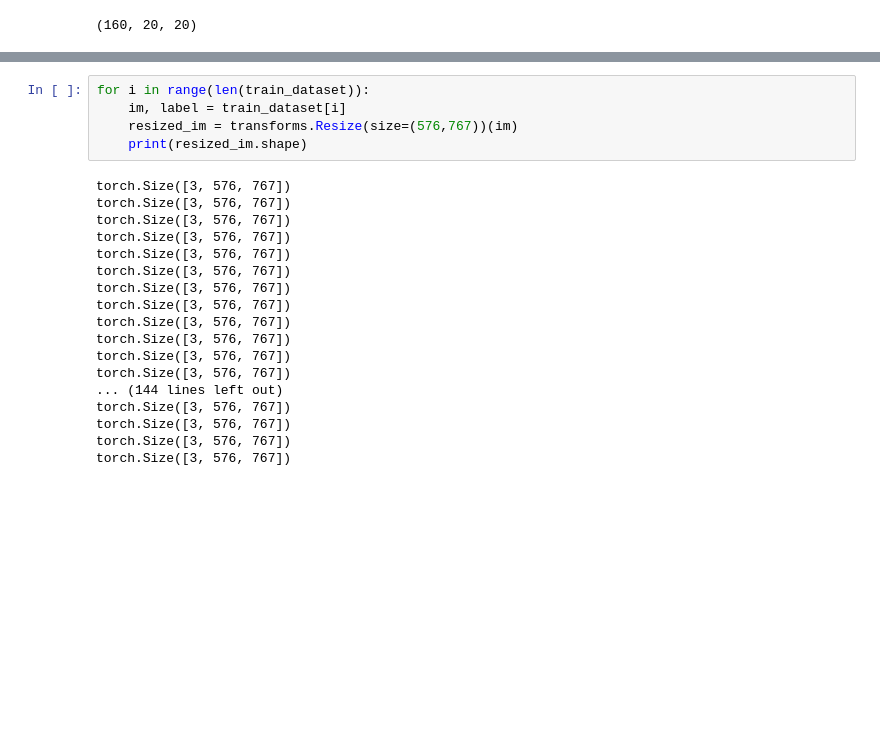
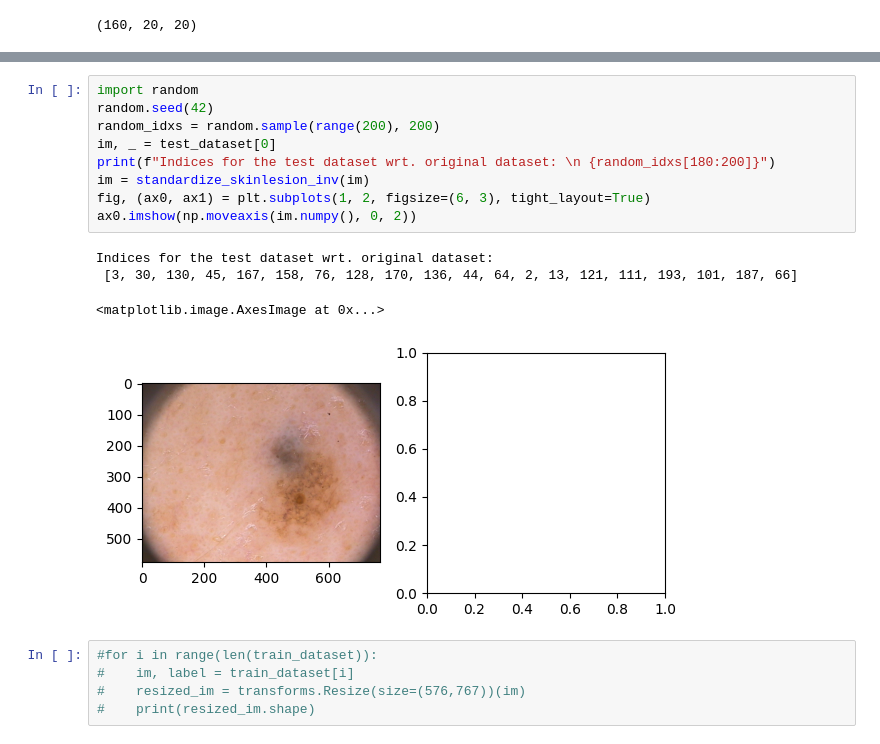
Before and after one commit to R0ner/02514-DL-in-CV, a Jupyter notebook: Project2/jsek-unit_test_skinlesion.ipynb, the cells around one changed output, grey strips where cells are left out. Saved outputs shown, nothing was run; the diff lists cells and outputs as text; blank space fills up the shorter version.

```diff
--- a/Project2/jsek-unit_test_skinlesion.ipynb
+++ b/Project2/jsek-unit_test_skinlesion.ipynb
@@ -46,23 +46,19 @@ ax1.imshow(label.numpy()[0]);
+# %%
+import random
+random.seed(42)
+random_idxs = random.sample(range(200), 200)
+im, _ = test_dataset[0]
+print(f"Indices for the test dataset wrt. original dataset: \n {random_idxs[180:200]}")
+im = standardize_skinlesion_inv(im)
+fig, (ax0, ax1) = plt.subplots(1, 2, figsize=(6, 3), tight_layout=True)
+ax0.imshow(np.moveaxis(im.numpy(), 0, 2))
+# %% [output]
+Indices for the test dataset wrt. original dataset:
+ [3, 30, 130, 45, 167, 158, 76, 128, 170, 136, 44, 64, 2, 13, 121, 111, 193, 101, 187, 66]
+<matplotlib.image.AxesImage at 0x...>
+[figure, added]
 # %%
-for i in range(len(train_dataset)):
-    im, label = train_dataset[i]
-    resized_im = transforms.Resize(size=(576,767))(im)
-    print(resized_im.shape)
+#for i in range(len(train_dataset)):
+#    im, label = train_dataset[i]
+#    resized_im = transforms.Resize(size=(576,767))(im)
+#    print(resized_im.shape)
-# %% [output]
-torch.Size([3, 576, 767])
-torch.Size([3, 576, 767])
-torch.Size([3, 576, 767])
-torch.Size([3, 576, 767])
-torch.Size([3, 576, 767])
-torch.Size([3, 576, 767])
-torch.Size([3, 576, 767])
-torch.Size([3, 576, 767])
-torch.Size([3, 576, 767])
-torch.Size([3, 576, 767])
-torch.Size([3, 576, 767])
-torch.Size([3, 576, 767])
-... (144 lines left out)
-torch.Size([3, 576, 767])
-torch.Size([3, 576, 767])
-torch.Size([3, 576, 767])
-torch.Size([3, 576, 767])
```
Also changed, not shown: parts of 2 cells of this notebook.
